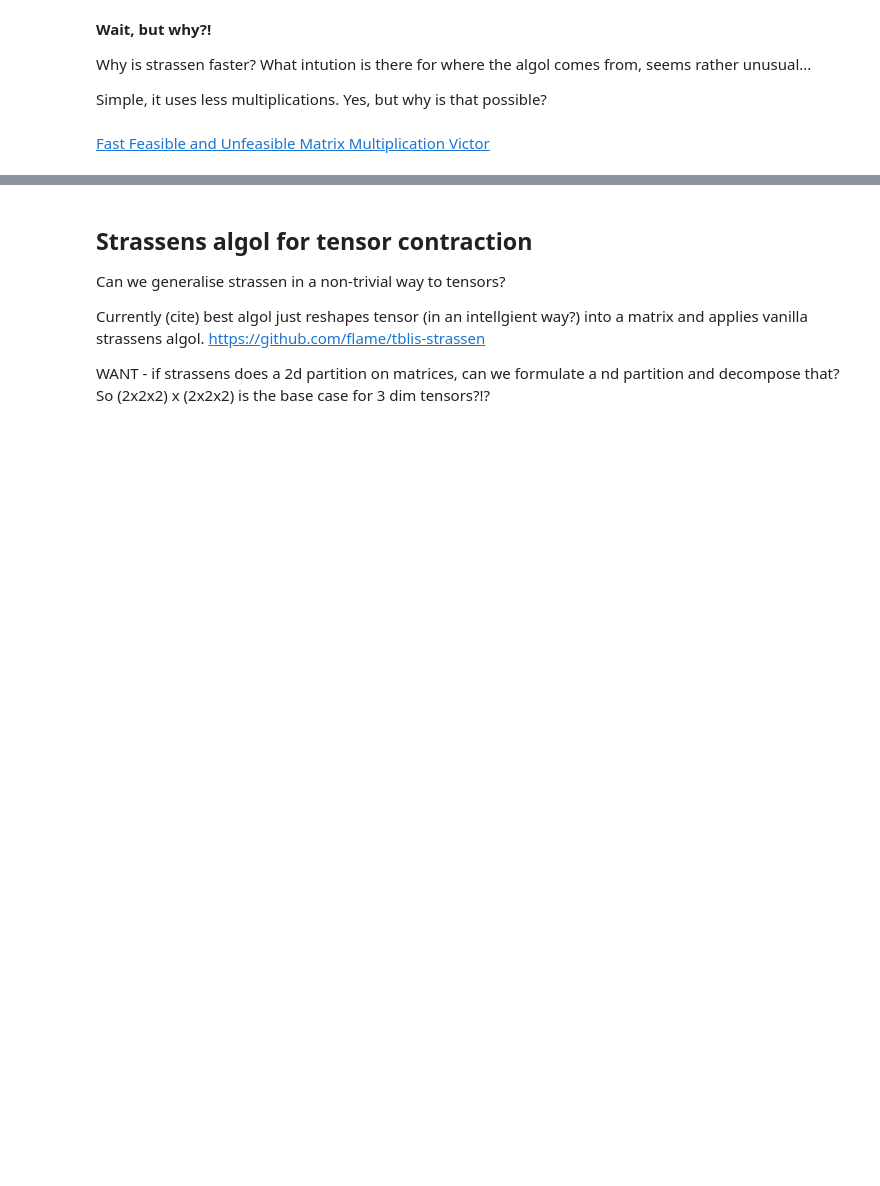
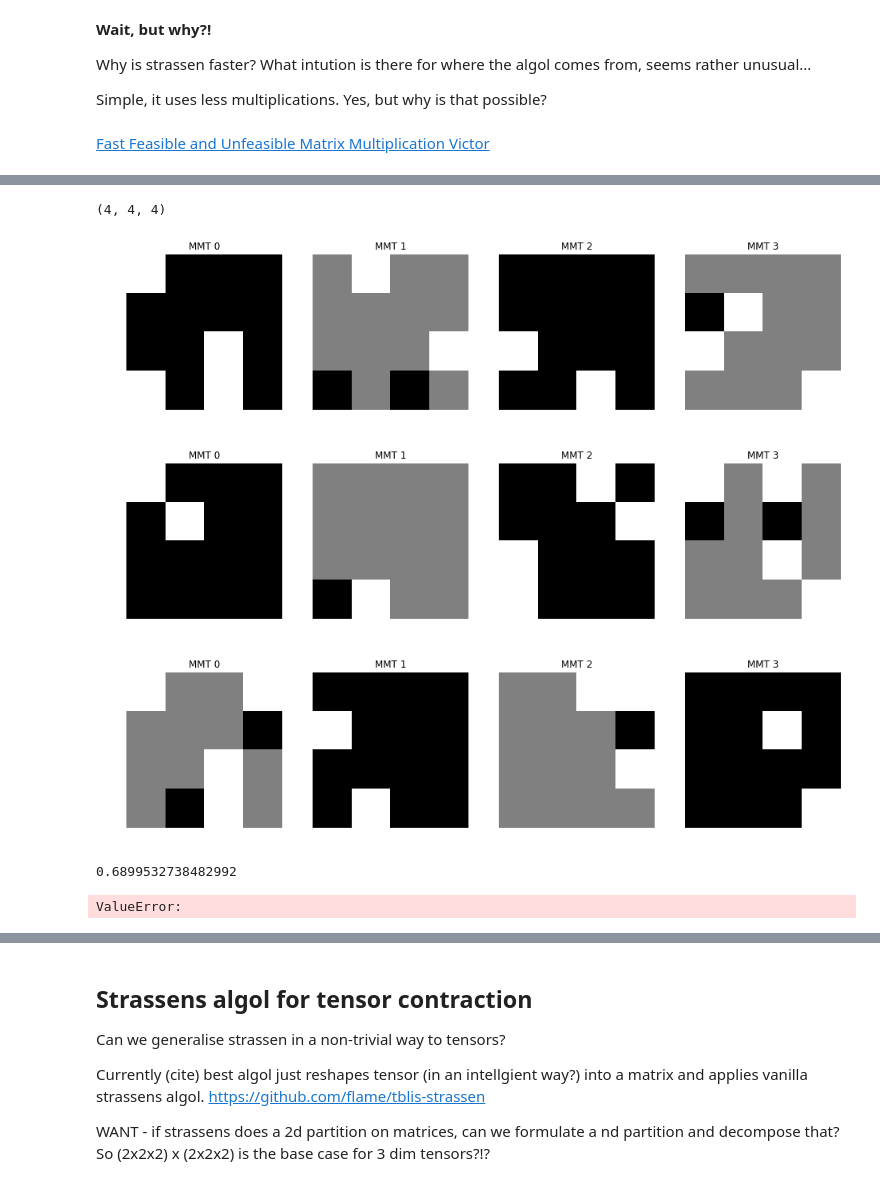
Before and after one commit to act65/datasci, a Jupyter notebook: tensor-networks/matmul.ipynb, the cells around one changed output, grey strips where cells are left out. Saved outputs shown, nothing was run; the diff lists cells and outputs as text; code cells hidden in the pictures; blank space fills up the shorter version.

```diff
--- a/tensor-networks/matmul.ipynb
+++ b/tensor-networks/matmul.ipynb
@@ -241,0 +214,57 @@ Simple, it uses less multiplications. Yes, but why is that possible?
+# %%
+# MMT = np.tensordot(P, C, axes=[2,0])
+MMT = np.einsum('ijk,kl->ijl', P, C)
+
+MMT.shape
+# %% [output]
+(4, 4, 4)
+# %%
+plt.figure(figsize=(16, 8))
+for i in range(4):
+    plt.subplot(1, 4, i+1)
+    plt.title('MMT {}'.format(i))
+    plt.imshow(MMT[i, :, :], interpolation='nearest', cmap='gray')
+    plt.axis('off')
+
+plt.figure(figsize=(16, 8))
+for i in range(4):
+    plt.subplot(1, 4, i+1)
+    plt.title('MMT {}'.format(i))
+    plt.imshow(MMT[:, i, :], interpolation='nearest', cmap='gray')
+    plt.axis('off')
+
+plt.figure(figsize=(16, 8))
+for i in range(4):
+    plt.subplot(1, 4, i+1)
+    plt.title('MMT {}'.format(i))
+    plt.imshow(MMT[:, :, i], interpolation='nearest', cmap='gray')
+    plt.axis('off')
+# %% [output]
+[figure, added]
+[figure, added]
+[figure, added]
+# %%
+def mul_MMT(A, B):
+    A = A.reshape(-1)
+    B = B.reshape(-1)
+
+    result = np.einsum('i,j,ijk->k', A, B, MMT)
+#     result = np.einsum('i,j,ijk,kl->l', A, B, P, C)
+
+    return result.reshape((2, 2))
+
+def test(shape):
+    A = rnd.random(shape)
+    B = rnd.random(shape)
+    C = mul_MMT(A, B)
+    C_ = np.dot(A, B)
+
+    error = np.sum(np.abs(C - C_))
+    if error > 1e-8:
+        print(error)
+        raise ValueError
+
+test((2,2))
+# %% [output]
+0.6899532738482992
+ValueError:
```
Also changed, not shown: parts of 14 cells of this notebook.
